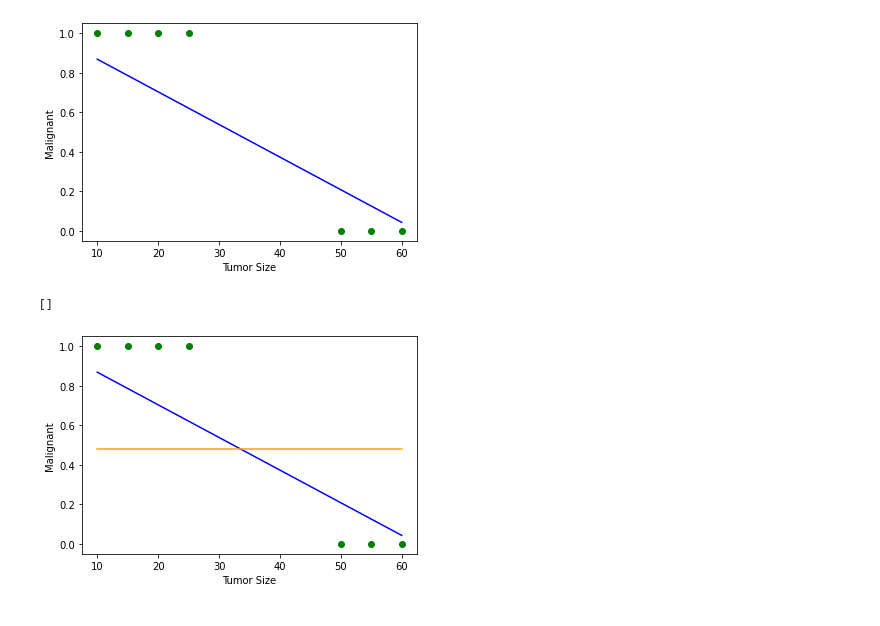
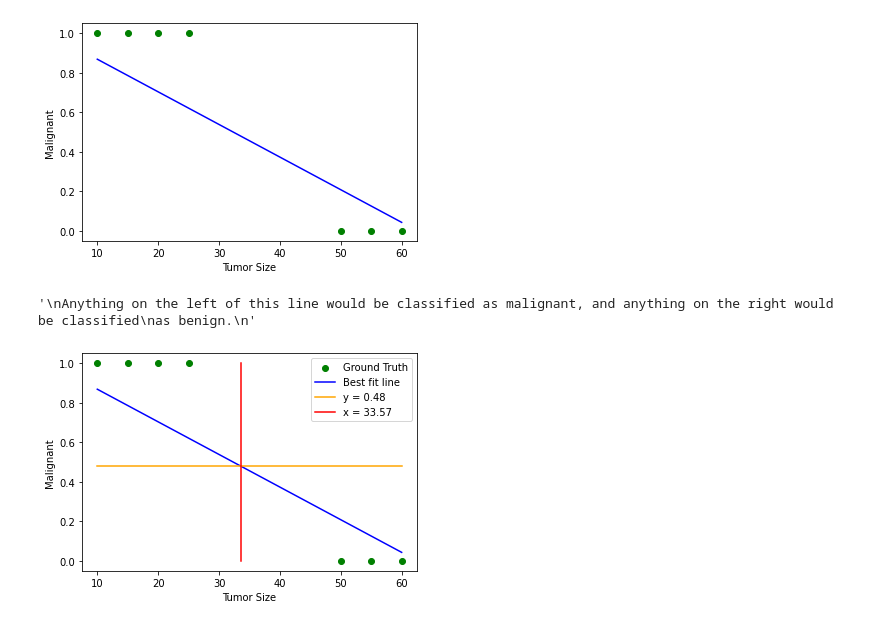
Before and after one commit to ammarlodhi255/supervised-learning-from-scratch, a Jupyter notebook: classification/using_linear_regression_to_solve_classification.ipynb, the cells around one changed output. Saved outputs shown, nothing was run; the diff lists cells and outputs as text; code cells hidden in the pictures.

```diff
--- a/classification/using_linear_regression_to_solve_classification.ipynb
+++ b/classification/using_linear_regression_to_solve_classification.ipynb
@@ -107,18 +108,24 @@ One thing we could do is to pass horizontal line through the predicted line as a
 []
 [figure]
 # %%
+num_instances = X_train.shape[0]
+mean = np.mean(predictions)
+intersection_x = ((np.mean(predictions) - b) / w)
+
 plt.scatter(X_train, y_train, c='green', label='Ground Truth')
 predictions = (X_train * w + b)
 plt.plot(X_train, predictions, c='b', label='Best fit line')
-plt.plot(X_train, np.full(X_train.shape[0], np.mean(predictions)), c='orange')
+plt.plot(X_train, np.full(num_instances, mean), c='orange', label='y = ' + str(round(mean, 2)))
+plt.plot(np.full(num_instances, intersection_x), y_train, c='r', label='x = ' + str(round(intersection_x, 2)))
 plt.xlabel('Tumor Size')
 plt.ylabel('Malignant')
+plt.legend()
 plt.plot()
 
 '''
-Anything above this line would be classified as malignant, and anything below would be classified
-as benign.
+Anything on the left of this the red would be classified as malignant, and anything on the right of it
+would be classified as benign.
 '''
 # %% [output]
-[]
+'\nAnything on the left of this line would be classified as malignant, and anything on the right would be classified\nas benign.\n'
-[figure, old version]
+[figure, new version]
```
Also changed, not shown: parts of 1 cell of this notebook.
